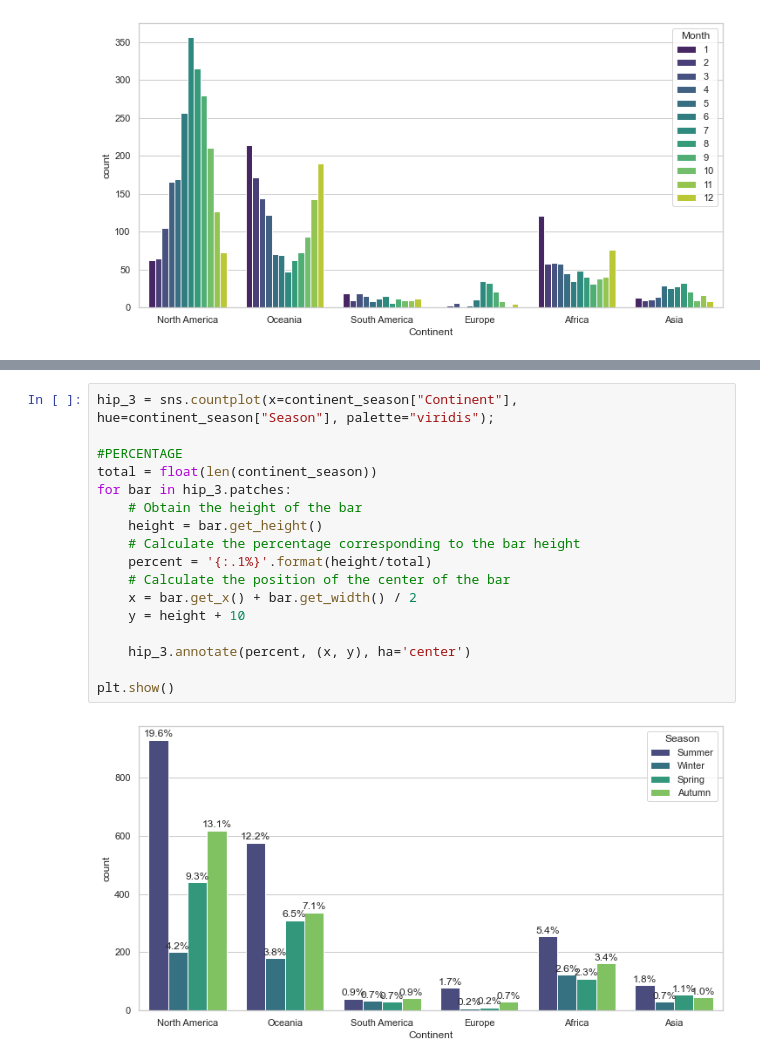
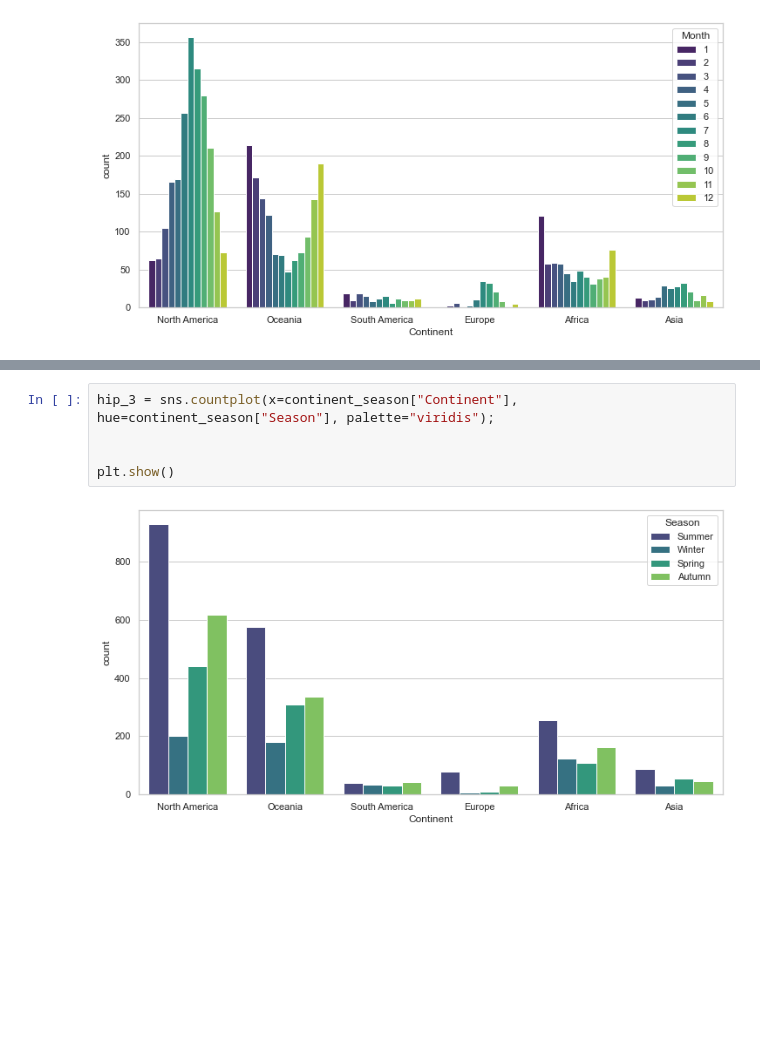
Before and after one commit to bripollc/01_EDA_Sharks, a Jupyter notebook: Visualization.ipynb, the cells around one changed output, grey strips where cells are left out. Cells and saved outputs as stored; diff of their text form; blank space fills up the shorter version.

```diff
--- a/Visualization.ipynb
+++ b/Visualization.ipynb
@@ -297,19 +281,7 @@ sns.pairplot(continent_season, hue="Season");
 # %%
 hip_3 = sns.countplot(x=continent_season["Continent"], hue=continent_season["Season"], palette="viridis");
 
-#PERCENTAGE
-total = float(len(continent_season))
-for bar in hip_3.patches:
-    # Obtain the height of the bar
-    height = bar.get_height()
-    # Calculate the percentage corresponding to the bar height
-    percent = '{:.1%}'.format(height/total)
-    # Calculate the position of the center of the bar
-    x = bar.get_x() + bar.get_width() / 2
-    y = height + 10
-
-    hip_3.annotate(percent, (x, y), ha='center')
 
 plt.show()
 # %% [output]
-[figure, old version]
+[figure, new version]
```
Also changed, not shown: parts of 22 cells of this notebook, 13 other files.
